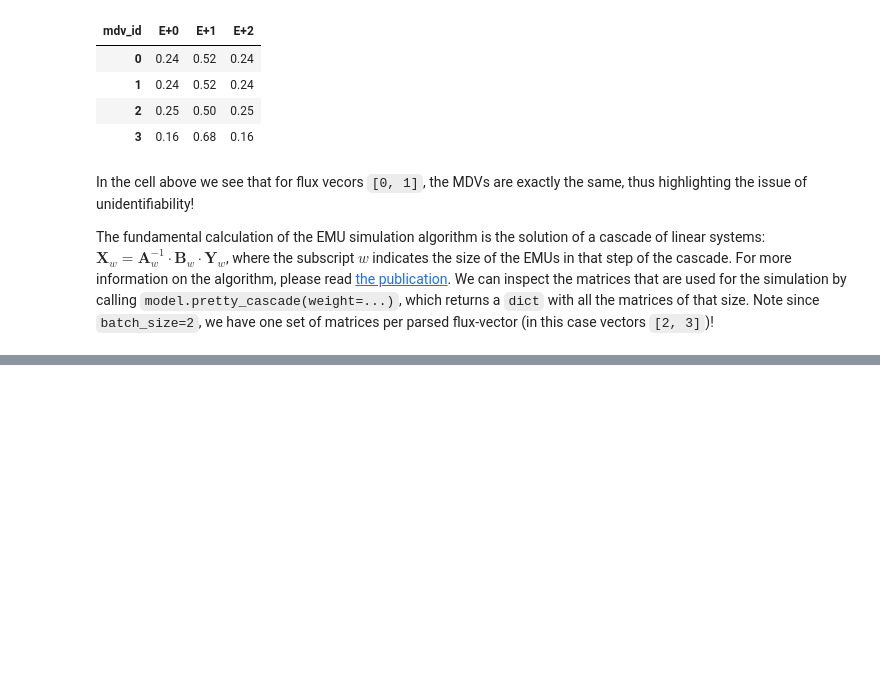
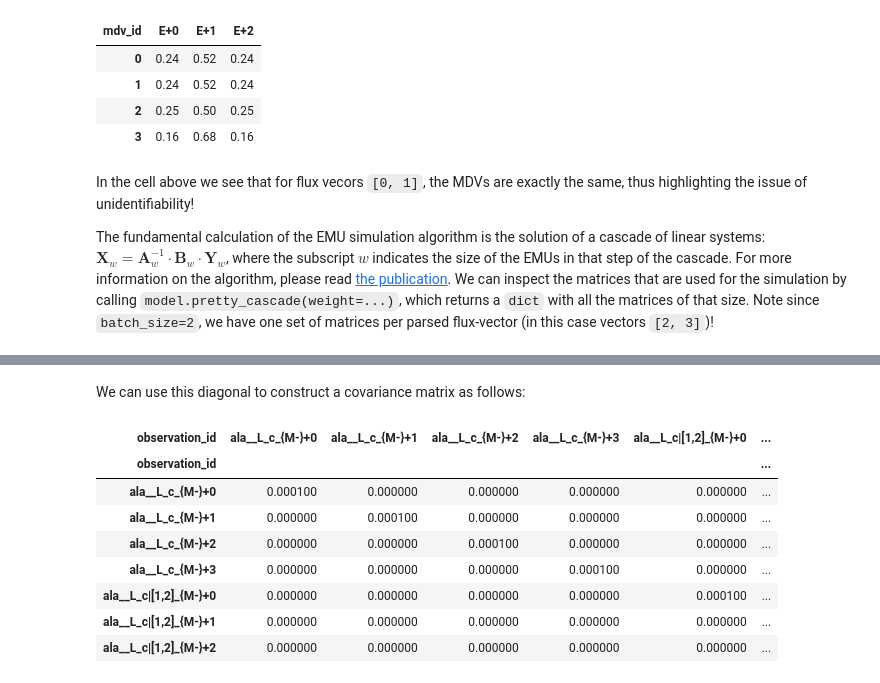
Before and after one commit to Patrickens/sbmfi, a Jupyter notebook: sbmfi_demo.ipynb, the cells around one changed output, grey strips where cells are left out. Drawn from its saved outputs; the diff is of its cells as text; code cells hidden in the pictures; blank space fills up the shorter version.

```diff
--- a/sbmfi_demo.ipynb
+++ b/sbmfi_demo.ipynb
@@ -231,0 +563,3 @@ For now, I think this is enough information. The next steps in the simulation pr
+# %%
+diagonal = observation_df['sigma']**2
+diagonal
@@ -231,0 +580,2 @@ For now, I think this is enough information. The next steps in the simulation pr
+# %% [markdown]
+We can use this diagonal to construct a covariance matrix as follows:
@@ -231,0 +584,13 @@ For now, I think this is enough information. The next steps in the simulation pr
+# %%
+sigma_x = ClassicalObservationModel.construct_sigma_x(observation_df, diagonal=diagonal, corr=0.0)
+sigma_x.iloc[:7,:7].style.applymap(lambda x: _cell_color(x))
+# %% [output]
+| observation_id | ala__L_c_{M-}+0 | ala__L_c_{M-}+1 | ala__L_c_{M-}+2 | ala__L_c_{M-}+3 | ala__L_c|[1,2]_{M-}+0 | ... |
+| observation_id |  |  |  |  |  | ... |
+| ala__L_c_{M-}+0 | 0.000100 | 0.000000 | 0.000000 | 0.000000 | 0.000000 | ... |
+| ala__L_c_{M-}+1 | 0.000000 | 0.000100 | 0.000000 | 0.000000 | 0.000000 | ... |
+| ala__L_c_{M-}+2 | 0.000000 | 0.000000 | 0.000100 | 0.000000 | 0.000000 | ... |
+| ala__L_c_{M-}+3 | 0.000000 | 0.000000 | 0.000000 | 0.000100 | 0.000000 | ... |
+| ala__L_c|[1,2]_{M-}+0 | 0.000000 | 0.000000 | 0.000000 | 0.000000 | 0.000100 | ... |
+| ala__L_c|[1,2]_{M-}+1 | 0.000000 | 0.000000 | 0.000000 | 0.000000 | 0.000000 | ... |
+| ala__L_c|[1,2]_{M-}+2 | 0.000000 | 0.000000 | 0.000000 | 0.000000 | 0.000000 | ... |
```
Also changed, not shown: parts of 78 cells of this notebook, 13 other files.
